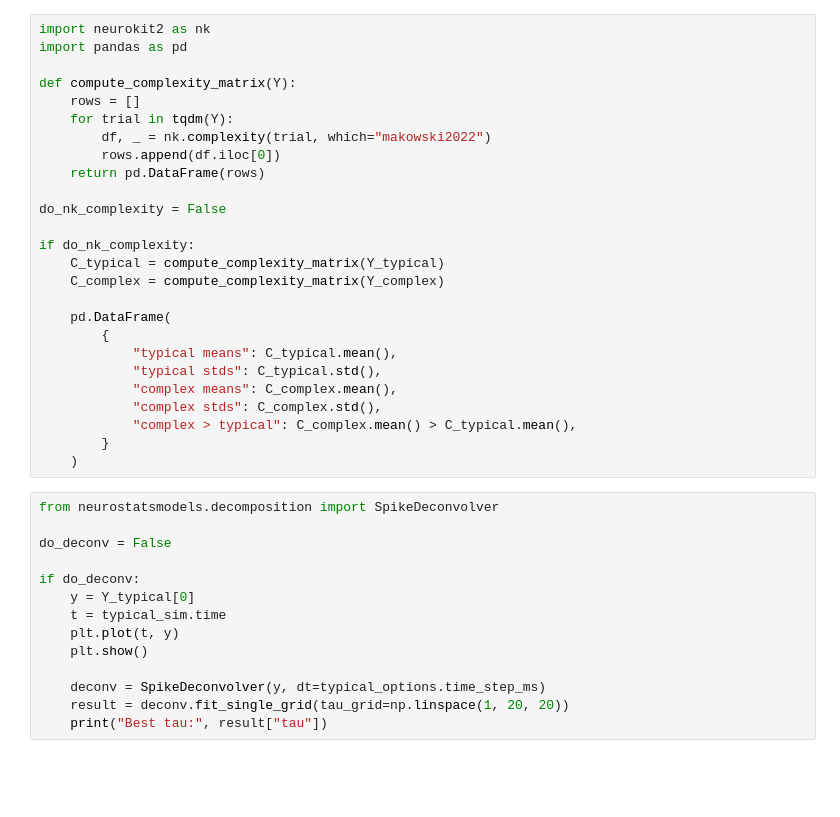
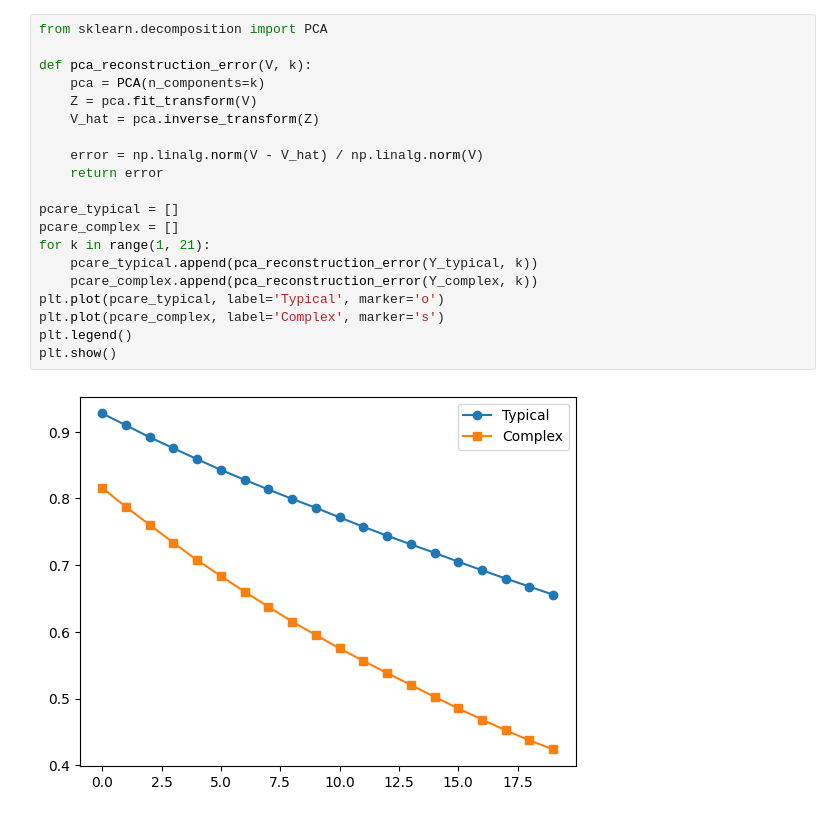
Before and after one commit to jmrfox/neurostatsmodels, a Jupyter notebook: notebooks/spine_integration_exploration.ipynb, the cells around one changed output. Cells and saved outputs as stored; diff of their text form; blank space fills up the shorter version.

```diff
--- a/notebooks/spine_integration_exploration.ipynb
+++ b/notebooks/spine_integration_exploration.ipynb
@@ -121,40 +121,22 @@ B: 3.452
-# %%
-import neurokit2 as nk
-import pandas as pd
-
-def compute_complexity_matrix(Y):
-    rows = []
-    for trial in tqdm(Y):
-        df, _ = nk.complexity(trial, which="makowski2022")
-        rows.append(df.iloc[0])
-    return pd.DataFrame(rows)
-
-do_nk_complexity = False
-
-if do_nk_complexity:
-    C_typical = compute_complexity_matrix(Y_typical)
-    C_complex = compute_complexity_matrix(Y_complex)
-
-    pd.DataFrame(
-        {
-            "typical means": C_typical.mean(),
-            "typical stds": C_typical.std(),
-            "complex means": C_complex.mean(),
-            "complex stds": C_complex.std(),
-            "complex > typical": C_complex.mean() > C_typical.mean(),
-        }
-    )
 # %%
-from neurostatsmodels.decomposition import SpikeDeconvolver
+from sklearn.decomposition import PCA
 
-do_deconv = False
+def pca_reconstruction_error(V, k):
+    pca = PCA(n_components=k)
+    Z = pca.fit_transform(V)
+    V_hat = pca.inverse_transform(Z)
 
-if do_deconv:
-    y = Y_typical[0]
-    t = typical_sim.time
-    plt.plot(t, y)
-    plt.show()
+    error = np.linalg.norm(V - V_hat) / np.linalg.norm(V)
+    return error
 
-    deconv = SpikeDeconvolver(y, dt=typical_options.time_step_ms)
-    result = deconv.fit_single_grid(tau_grid=np.linspace(1, 20, 20))
-    print("Best tau:", result["tau"])
+pcare_typical = []
+pcare_complex = []
+for k in range(1, 21):
+    pcare_typical.append(pca_reconstruction_error(Y_typical, k))
+    pcare_complex.append(pca_reconstruction_error(Y_complex, k))
+plt.plot(pcare_typical, label='Typical', marker='o')
+plt.plot(pcare_complex, label='Complex', marker='s')
+plt.legend()
+plt.show()
+# %% [output]
+[figure, added]
```
Also changed, not shown: parts of 3 cells of this notebook.
